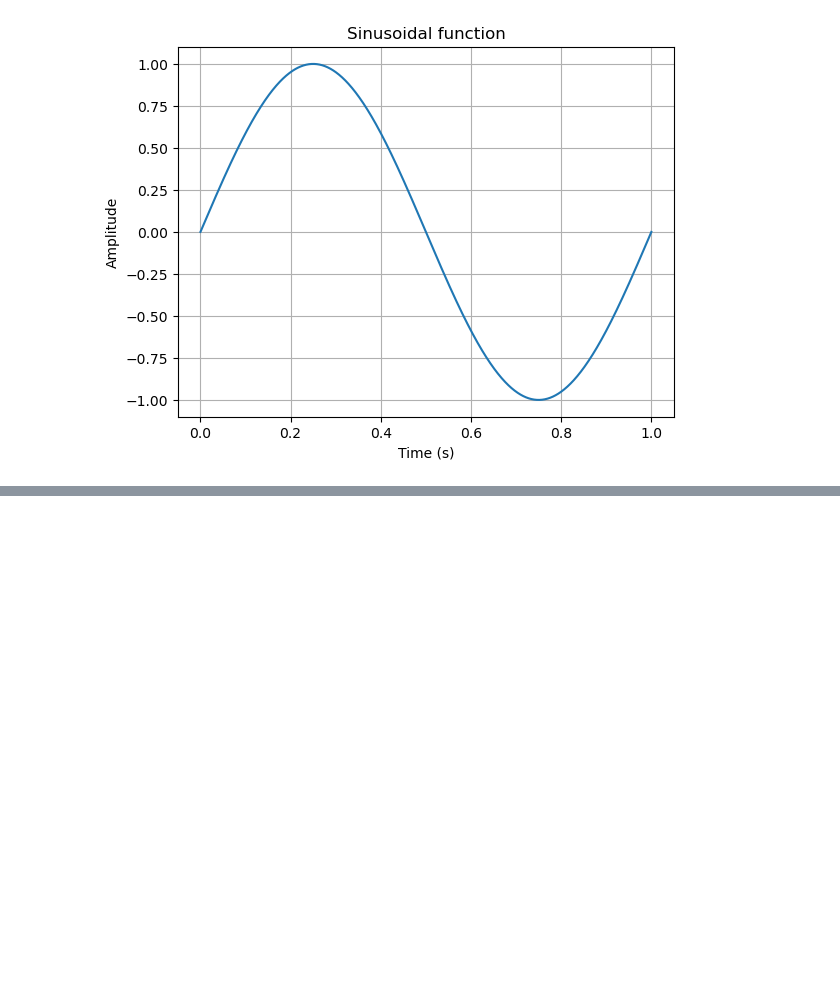
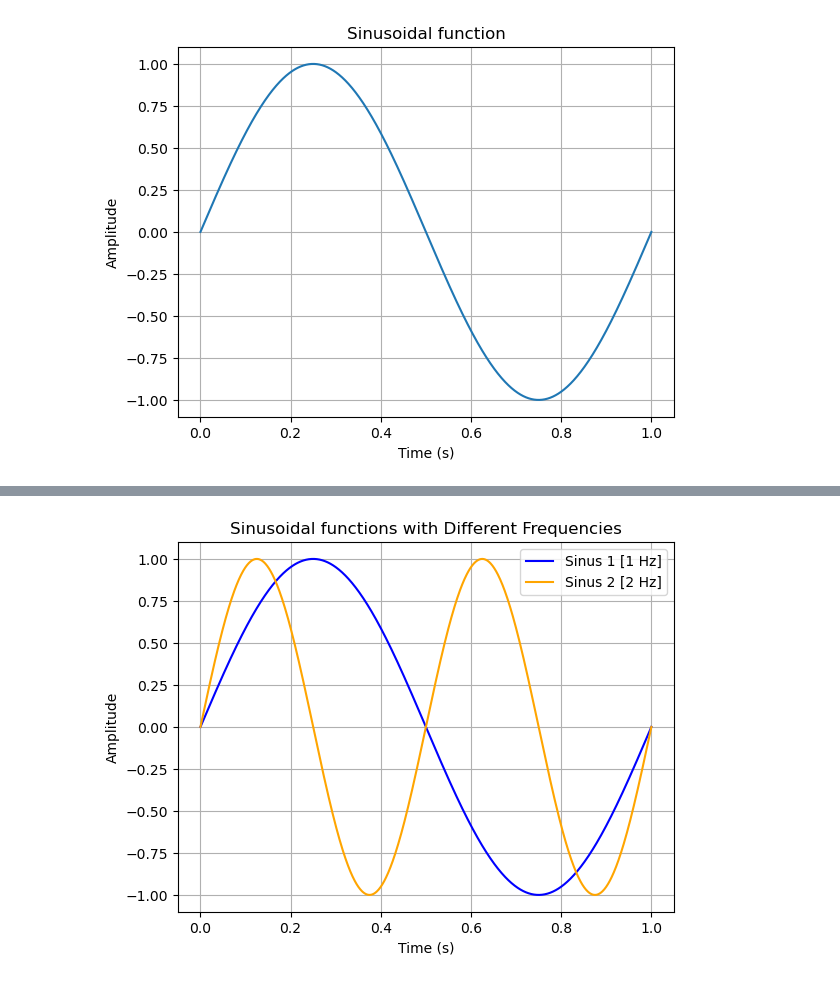
Before and after one commit to jenniferhoumard/python-series02, a Jupyter notebook: python-series02.ipynb, the cells around one changed output, grey strips where cells are left out. Drawn from its saved outputs; the diff is of its cells as text; code cells hidden in the pictures; blank space fills up the shorter version.

```diff
--- a/python-series02.ipynb
+++ b/python-series02.ipynb
@@ -116,0 +169,23 @@ plt.show()
+# %%
+# 2. Create two numpy arrays s1 and s2 with two different frequencies
+
+# Create a common time base so both signals can be compared over the same 1-second interval
+t = np.linspace(0, 1, 1000) #linspace() creates evenly spaced numbers (0 = starting value, 1 = ending value, 1000 = total values)
+
+#Create two variables s1 and s2 with identical parameters except for frequency allowing the effect of frequency on the sinusoid to be compared
+s1 = sinusoid(t, amplitude=1, frequency=1, phase=0, offset=0) #s1 stores the first signal, with a frequency of 1 Hz
+s2 = sinusoid(t, amplitude=1, frequency=2, phase=0, offset=0) #s2 stores the second signal, with a frequency of 2 Hz
+
+# 3.Plot both signals on the same figure to compare their frequencies visually
+plt.plot(t, s1, color="blue", label="Sinus 1 [1 Hz]")
+plt.plot(t, s2, color="orange", label="Sinus 2 [2 Hz]")
+
+plt.title("Sinusoidal functions with Different Frequencies")
+plt.xlabel("Time (s)")
+plt.ylabel("Amplitude")
+plt.grid()
+plt.legend()
+
+plt.show()
+# %% [output]
+[figure, added]
```
Also changed, not shown: parts of 6 cells of this notebook, 1 other file.
